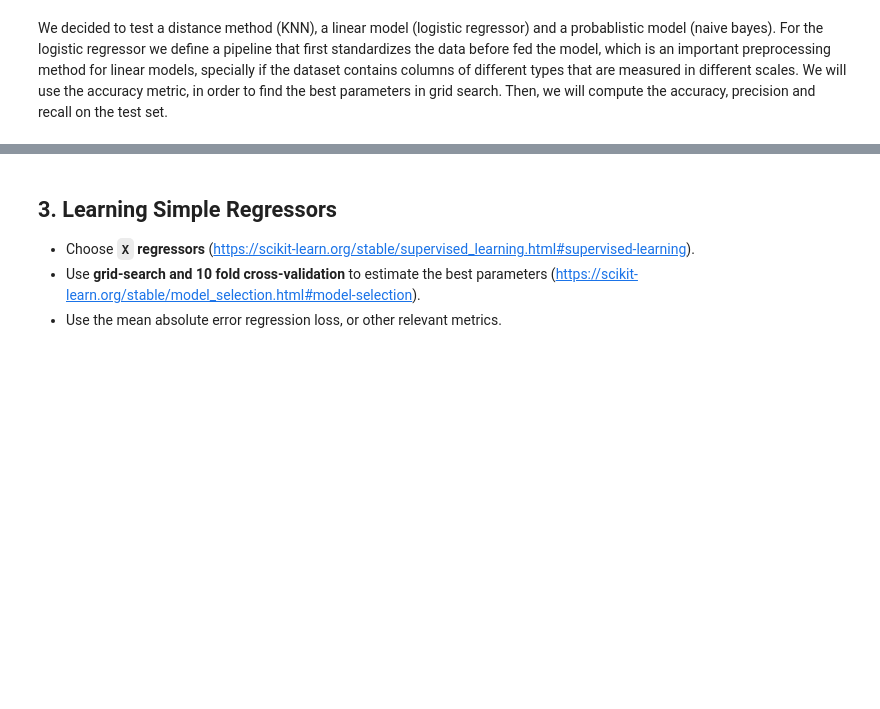
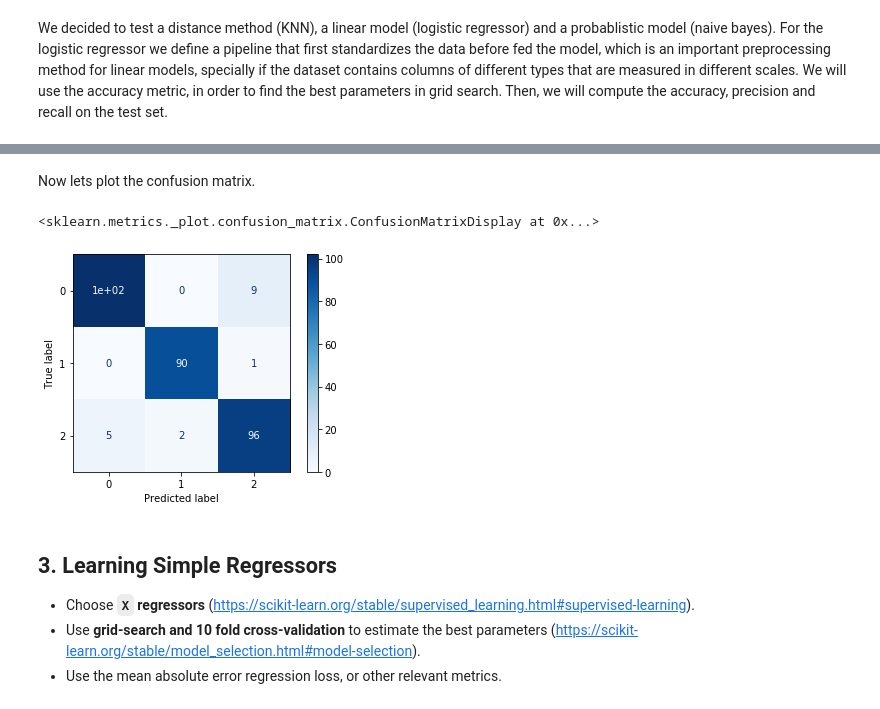
Before and after one commit to Gustavo-SF/House-Prices-Kaggle, a Jupyter notebook: PD_201920_Project3.ipynb, the cells around one changed output, grey strips where cells are left out. Saved outputs shown, nothing was run; the diff lists cells and outputs as text; code cells hidden in the pictures; blank space fills up the shorter version.

```diff
--- a/PD_201920_Project3.ipynb
+++ b/PD_201920_Project3.ipynb
@@ -787,3 +793,13 @@ results1
+# %% [markdown]
+Now lets plot the confusion matrix.
+# %%
+from sklearn.metrics import plot_confusion_matrix
+
+best_clf = results1.iloc[0].model
+plot_confusion_matrix(best_clf,X_test1,y_test1, cmap=plt.cm.Blues)
+# %% [output]
+<sklearn.metrics._plot.confusion_matrix.ConfusionMatrixDisplay at 0x...>
+[figure, added]
 # %% [markdown]
 ## 3. Learning Simple Regressors
 
```
Also changed, not shown: parts of 6 cells of this notebook, 5 other files.
